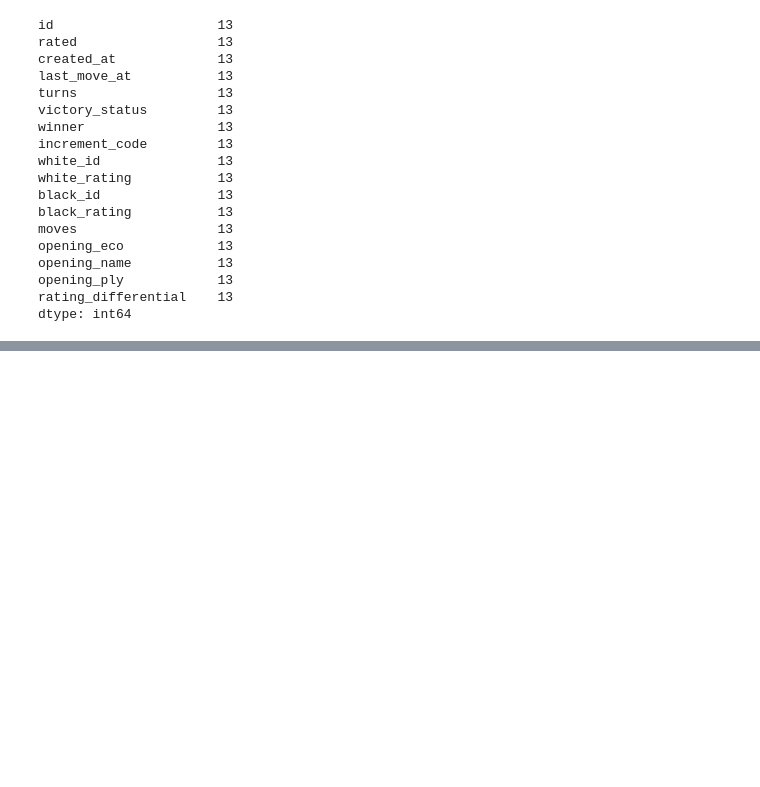
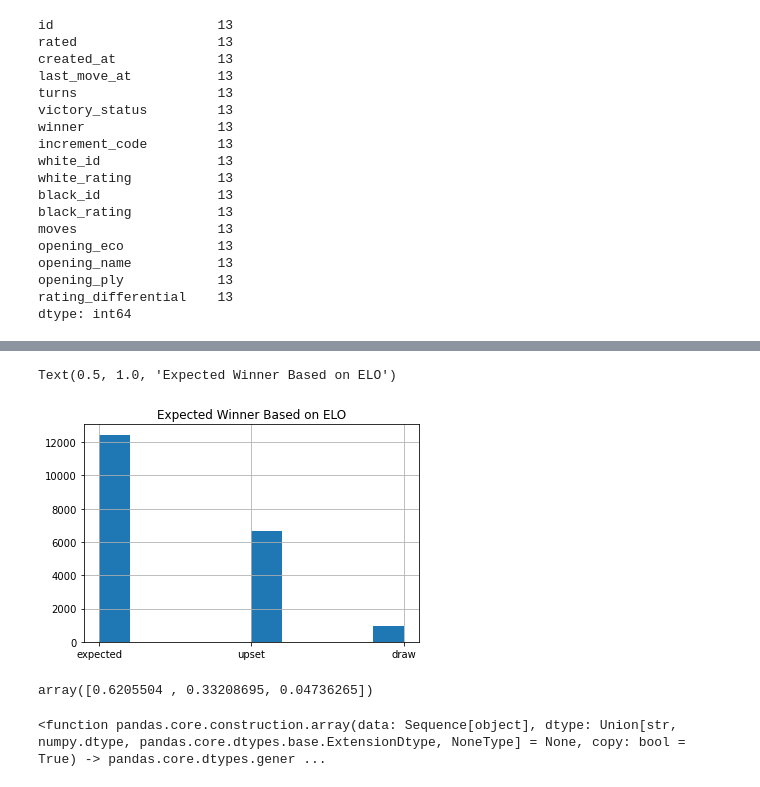
Before and after one commit to juleshansen/chess_prediction, a Jupyter notebook: chess.ipynb, the cells around one changed output, grey strips where cells are left out. Saved outputs shown, nothing was run; the diff lists cells and outputs as text; code cells hidden in the pictures; blank space fills up the shorter version.

```diff
--- a/chess.ipynb
+++ b/chess.ipynb
@@ -4,7 +4,7 @@
 import numpy as np
 import pandas as pd
 import matplotlib.pyplot as plt
-games = pd.read_csv('games.csv')
+games = pd.read_csv('data/games.csv')
 # %%
 moves = games['moves']
 match = moves.iloc[1]
@@ -40,3 +40,5 @@ games
 | 20056 | b0v4tRyF | True | 1.499696e+12 | 1.499697e+12 | 109 | resign | white | 10+0 | ... |
 | 20057 | N8G2JHGG | True | 1.499643e+12 | 1.499644e+12 | 78 | mate | black | 10+0 | ... |
 20058 rows × 16 columns
+# %%
+games['eco_group'] = games['opening_eco'].apply(lambda x: x[0])
@@ -170,0 +173,22 @@ array(['Slav Defense: Exchange Variation',
+# %%
+ratings = games[['white_rating','black_rating','winner']]
+ratings['diff'] = ratings['white_rating']-ratings['black_rating']
+
+# for i in ratings.index:
+#     if ratings['diff'].iloc[i] > 0 and ratings['winner'].iloc[i] == 'white':
+#         ratings['upset'].iloc[i] = 'expected'
+#     elif ratings['winner'].iloc[i] == 'draw':
+#         ratings['upset'].iloc[i] = 'unknown'
+#     elif ratings['diff'].iloc[i] < 0 and ratings.iloc[i]['winner'] == 'black':
+#         ratings['upset'].iloc[i] = 'expected'
+#     else:
+#         ratings['upset'].iloc[i] = 'upset'
+# ratings['upset'].hist()
+
+ratings['expected_winner'] = np.where(ratings['white_rating'] >= ratings['black_rating'],'white','black')
+
+ratings['upset'] = np.where(ratings['winner']==ratings['expected_winner'],'expected','upset')
+
+for i in ratings.index:
+    if ratings['winner'].iloc[i] == 'draw':
+        ratings['upset'].iloc[i] = 'draw'
@@ -170,0 +213,6 @@ array(['Slav Defense: Exchange Variation',
+# %%
+ratings['upset'].hist()
+plt.title('Expected Winner Based on ELO')
+# %% [output]
+Text(0.5, 1.0, 'Expected Winner Based on ELO')
+[figure, added]
@@ -170,0 +221,9 @@ array(['Slav Defense: Exchange Variation',
+# %%
+raw = ratings['upset'].value_counts().values
+raw/raw.sum()
+# %% [output]
+array([0.6205504 , 0.33208695, 0.04736265])
+# %%
+pd.array
+# %% [output]
+<function pandas.core.construction.array(data: Sequence[object], dtype: Union[str, numpy.dtype, pandas.core.dtypes.base.ExtensionDtype, NoneType] = None, copy: bool = True) -> pandas.core.dtypes.gener ...
```
Also changed, not shown: parts of 29 cells of this notebook.
